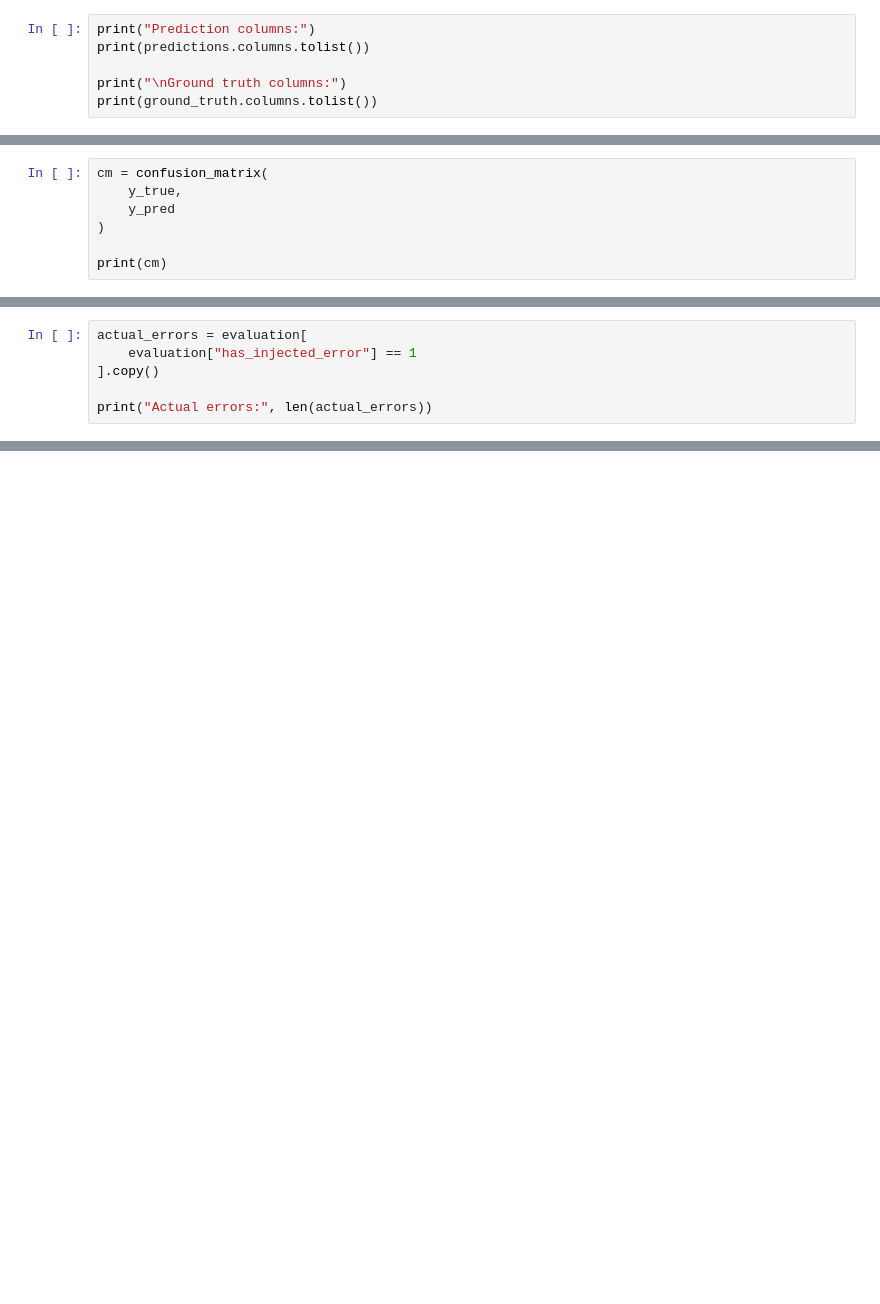
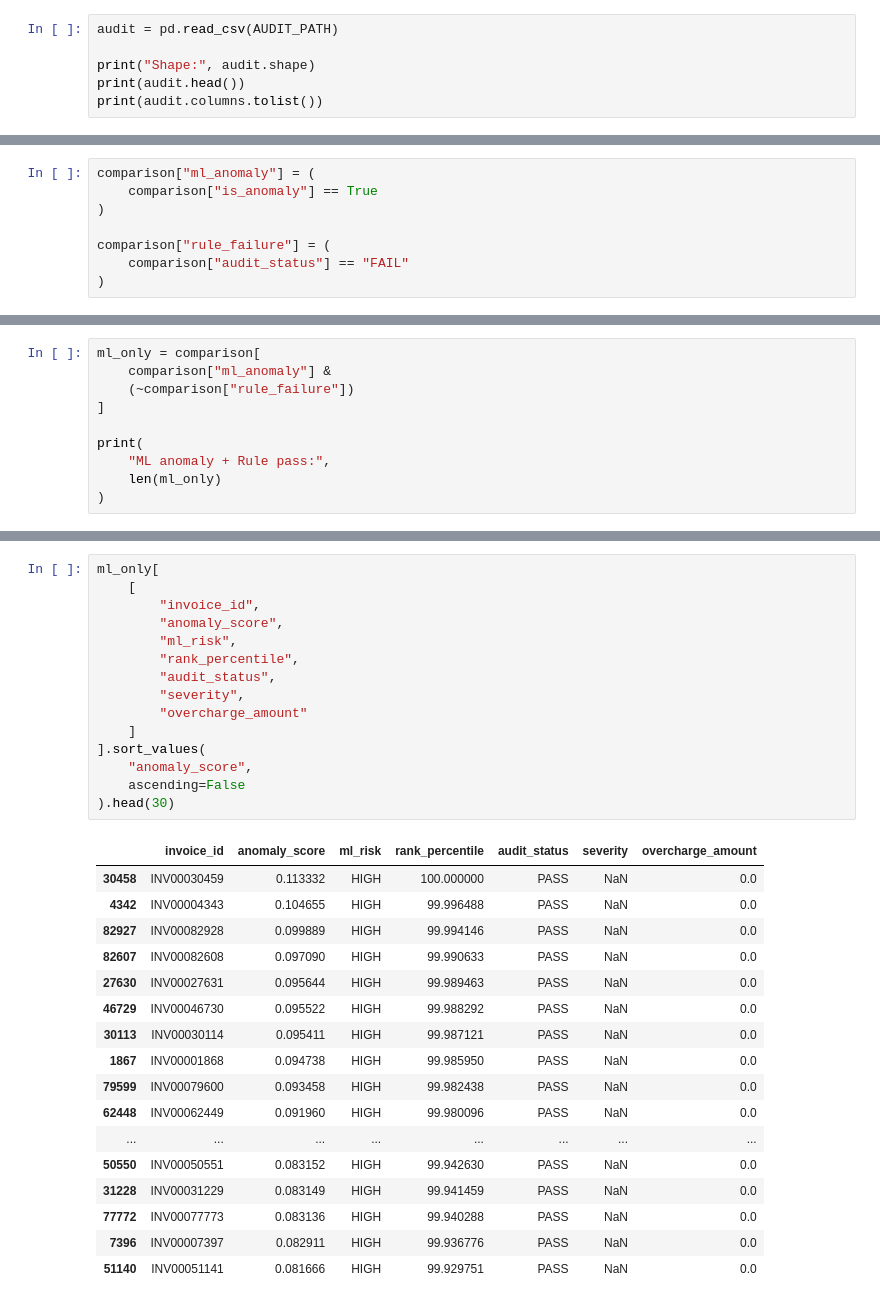
Before and after one commit to Aviral-P/Innov8X, a Jupyter notebook: ml/notebooks/model_evaluation.ipynb, the cells around one changed output, grey strips where cells are left out. Saved outputs shown, nothing was run; the diff lists cells and outputs as text; blank space fills up the shorter version.

```diff
--- a/ml/notebooks/model_evaluation.ipynb
+++ b/ml/notebooks/model_evaluation.ipynb
@@ -29,6 +69,6 @@ ground_truth.head()
 # %%
-print("Prediction columns:")
-print(predictions.columns.tolist())
+audit = pd.read_csv(AUDIT_PATH)
 
-print("\nGround truth columns:")
-print(ground_truth.columns.tolist())
+print("Shape:", audit.shape)
+print(audit.head())
+print(audit.columns.tolist())
@@ -97,8 +199,9 @@ print(
 # %%
-cm = confusion_matrix(
-    y_true,
-    y_pred
+comparison["ml_anomaly"] = (
+    comparison["is_anomaly"] == True
 )
 
-print(cm)
+comparison["rule_failure"] = (
+    comparison["audit_status"] == "FAIL"
+)
 # %%
@@ -112,6 +219,10 @@ cm_df
 # %%
-actual_errors = evaluation[
-    evaluation["has_injected_error"] == 1
-].copy()
+ml_only = comparison[
+    comparison["ml_anomaly"] &
+    (~comparison["rule_failure"])
+]
 
-print("Actual errors:", len(actual_errors))
+print(
+    "ML anomaly + Rule pass:",
+    len(ml_only)
+)
@@ -154,0 +569,33 @@ error_type_performance["detection_rate"] = (
+# %%
+ml_only[
+    [
+        "invoice_id",
+        "anomaly_score",
+        "ml_risk",
+        "rank_percentile",
+        "audit_status",
+        "severity",
+        "overcharge_amount"
+    ]
+].sort_values(
+    "anomaly_score",
+    ascending=False
+).head(30)
+# %% [output]
+|  | invoice_id | anomaly_score | ml_risk | rank_percentile | audit_status | severity | overcharge_amount |
+| 30458 | INV00030459 | 0.113332 | HIGH | 100.000000 | PASS | NaN | 0.0 |
+| 4342 | INV00004343 | 0.104655 | HIGH | 99.996488 | PASS | NaN | 0.0 |
+| 82927 | INV00082928 | 0.099889 | HIGH | 99.994146 | PASS | NaN | 0.0 |
+| 82607 | INV00082608 | 0.097090 | HIGH | 99.990633 | PASS | NaN | 0.0 |
+| 27630 | INV00027631 | 0.095644 | HIGH | 99.989463 | PASS | NaN | 0.0 |
+| 46729 | INV00046730 | 0.095522 | HIGH | 99.988292 | PASS | NaN | 0.0 |
+| 30113 | INV00030114 | 0.095411 | HIGH | 99.987121 | PASS | NaN | 0.0 |
+| 1867 | INV00001868 | 0.094738 | HIGH | 99.985950 | PASS | NaN | 0.0 |
+| 79599 | INV00079600 | 0.093458 | HIGH | 99.982438 | PASS | NaN | 0.0 |
+| 62448 | INV00062449 | 0.091960 | HIGH | 99.980096 | PASS | NaN | 0.0 |
+| ... | ... | ... | ... | ... | ... | ... | ... |
+| 50550 | INV00050551 | 0.083152 | HIGH | 99.942630 | PASS | NaN | 0.0 |
+| 31228 | INV00031229 | 0.083149 | HIGH | 99.941459 | PASS | NaN | 0.0 |
+| 77772 | INV00077773 | 0.083136 | HIGH | 99.940288 | PASS | NaN | 0.0 |
+| 7396 | INV00007397 | 0.082911 | HIGH | 99.936776 | PASS | NaN | 0.0 |
+| 51140 | INV00051141 | 0.081666 | HIGH | 99.929751 | PASS | NaN | 0.0 |
```
Also changed, not shown: parts of 42 cells of this notebook, 1 other file.
